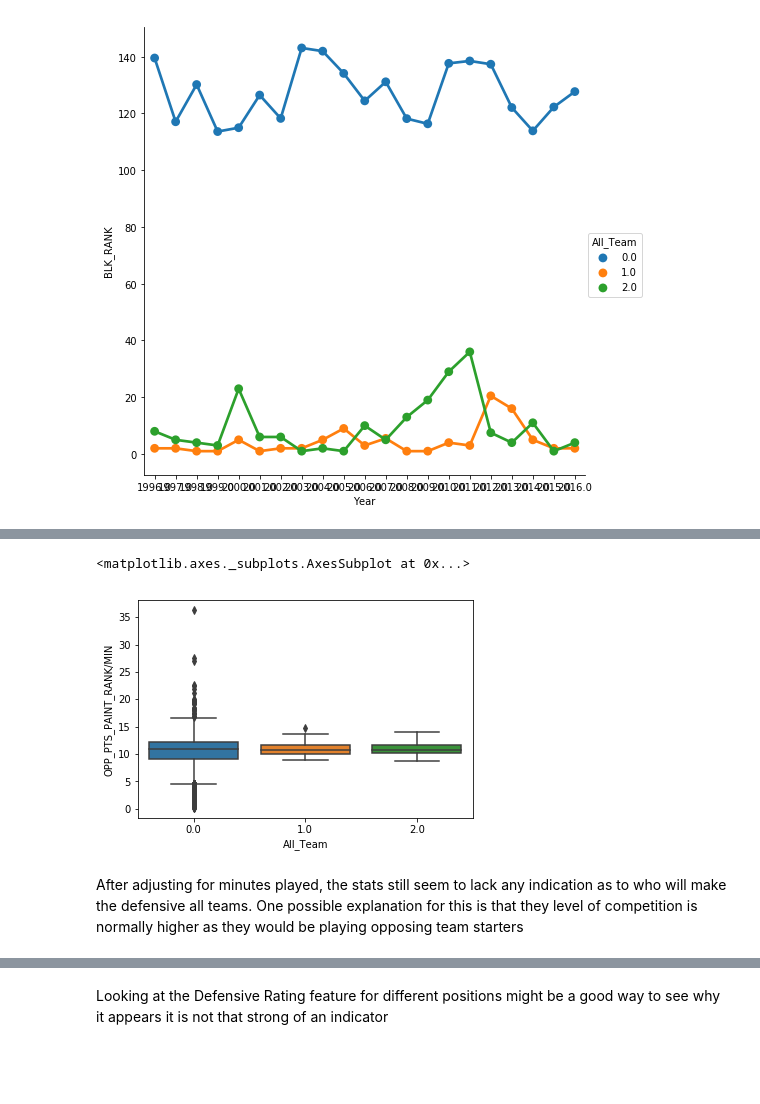
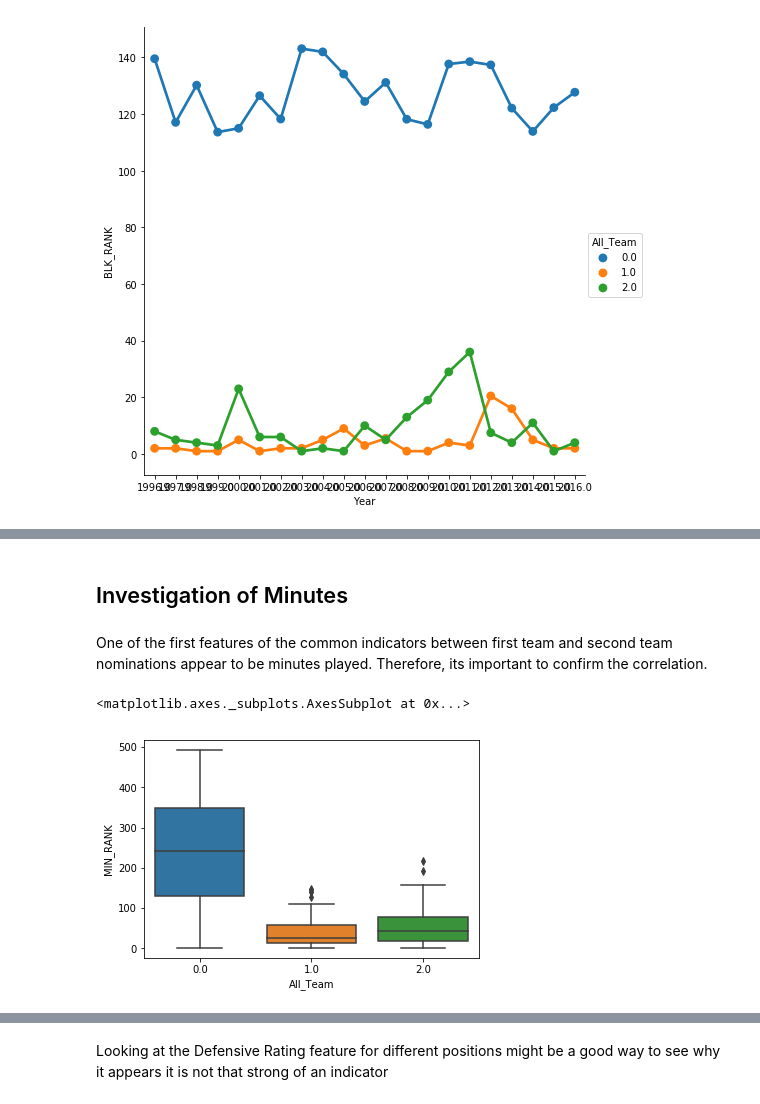
Before and after one commit to jon88cho/Basketball, a Jupyter notebook: Defense/Defensive_Impact.ipynb, the cells around one changed output, grey strips where cells are left out. Cells and saved outputs as stored; diff of their text form; code cells hidden in the pictures; blank space fills up the shorter version.

```diff
--- a/Defense/Defensive_Impact.ipynb
+++ b/Defense/Defensive_Impact.ipynb
@@ -41,7 +44,8 @@ Both_Teams = First_Team.append(Second_Team)
 # %% [markdown]
 Import the rest of the data
 # %%
-Defensive_Tracking,Defense_General,Shooting,Hustle = stats.Defensive_Stats()
+Defense_General = stats.Defense_General()
+Shooting = stats.Shooting()
 # %%
 #Player_info = stats.player_stats()
 Player_info = pd.read_csv("Player_info.csv")
@@ -249,7 +371,9 @@ Defense_General['OPP_PTS_PAINT_RANK/MIN'] = Defense_General['OPP_PTS_PAINT_RANK'
+# %% [markdown]
+## Investigation of Minutes
+# %% [markdown]
+One of the first features of the common indicators between first team and second team nominations appear to be minutes played. Therefore, its important to confirm the correlation.
 # %%
-sns.boxplot(x="All_Team",y="OPP_PTS_PAINT_RANK/MIN",data = Defense_General)
+sns.boxplot(x="All_Team",y="MIN_RANK",data = Defense_General)
 # %% [output]
 <matplotlib.axes._subplots.AxesSubplot at 0x...>
-[figure, old version]
+[figure, new version]
-# %% [markdown]
-After adjusting for minutes played, the stats still seem to lack any indication as to who will make the defensive all teams. One possible explanation for this is that they level of competition is normally higher as they would be playing opposing team starters
```
Also changed, not shown: parts of 97 cells of this notebook, 3 other files.
